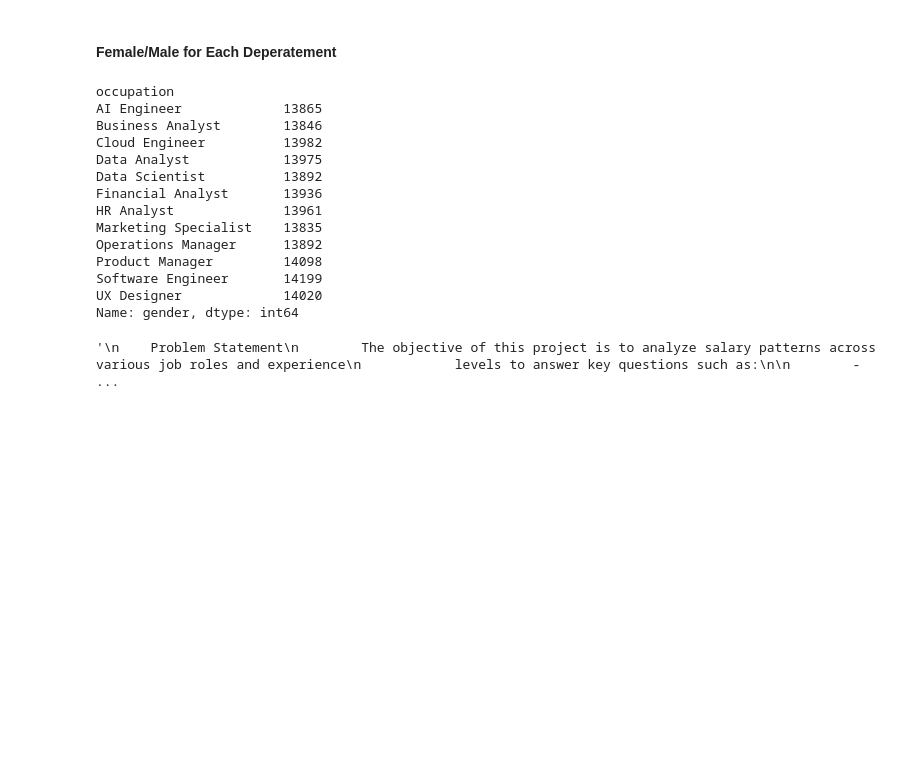
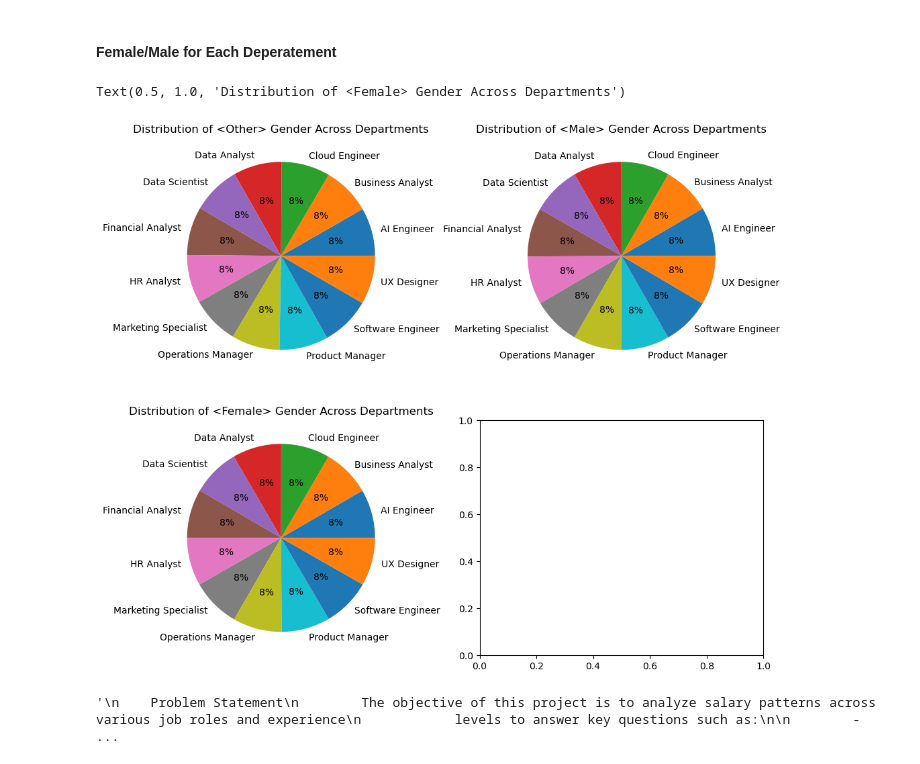
Before and after one commit to KaraniAbdellah/Job_Market, a Jupyter notebook: main.ipynb, the cells around one changed output. Drawn from its saved outputs; the diff is of its cells as text; code cells hidden in the pictures; blank space fills up the shorter version.

Commit message:
feat: Distribution of Each  Gender Across Departments

```diff
--- a/main.ipynb
+++ b/main.ipynb
@@ -110,39 +110,36 @@ As we can see, the relationship between years of experience and salary is weak.
 # %%
 # Get DataSet For Make
 df_male = c_df.where(c_df["gender"] == "Male").dropna()
 df_male
 # Get DataSet For Female
 df_female = c_df.where(c_df["gender"] == "Female").dropna()
 df_female
 # Get DataSet For Others
 df_other = c_df.where(c_df["gender"] == "Other").dropna()
 df_other
 
 # Get For Each Departement Percentage of Gender --> Male
-df_male.groupby(by="occupation")["gender"].count()
+gr_df_male = pd.DataFrame(df_male.groupby(by="occupation")["gender"].count()).reset_index()
 
 # Get For Each Departement Percentage of Gender --> Female
-df_female.groupby(by="occupation")["gender"].count()
+gr_df_female = pd.DataFrame(df_female.groupby(by="occupation")["gender"].count()).reset_index()
 
 # Get For Each Departement Percentage of Gender --> Other
-df_other.groupby(by="occupation")["gender"].count()
+gr_df_other = pd.DataFrame(df_other.groupby(by="occupation")["gender"].count()).reset_index()
 
 # Display for Each Gender Existance Percentage for Each Departement
+fig, ax = plt.subplots(2, 2, figsize=(12, 10))
+ax[0, 0].pie(gr_df_other["gender"], labels=gr_df_other["occupation"], autopct="%1.0f%%")
+ax[0, 0].set_title("Distribution of <Other> Gender Across Departments")
+
+ax[0, 1].pie(gr_df_male["gender"], labels=gr_df_male["occupation"], autopct="%1.0f%%")
+ax[0, 1].set_title("Distribution of <Male> Gender Across Departments")
+
+ax[1, 0].pie(gr_df_female["gender"], labels=gr_df_female["occupation"], autopct="%1.0f%%")
+ax[1, 0].set_title("Distribution of <Female> Gender Across Departments")
 # %% [output]
-occupation
-AI Engineer             13865
-Business Analyst        13846
-Cloud Engineer          13982
-Data Analyst            13975
-Data Scientist          13892
-Financial Analyst       13936
-HR Analyst              13961
-Marketing Specialist    13835
-Operations Manager      13892
-Product Manager         14098
-Software Engineer       14199
-UX Designer             14020
-Name: gender, dtype: int64
+Text(0.5, 1.0, 'Distribution of <Female> Gender Across Departments')
+[figure, added]
 # %%
 '''
     Problem Statement
```
Also changed, not shown: parts of 2 cells of this notebook.
